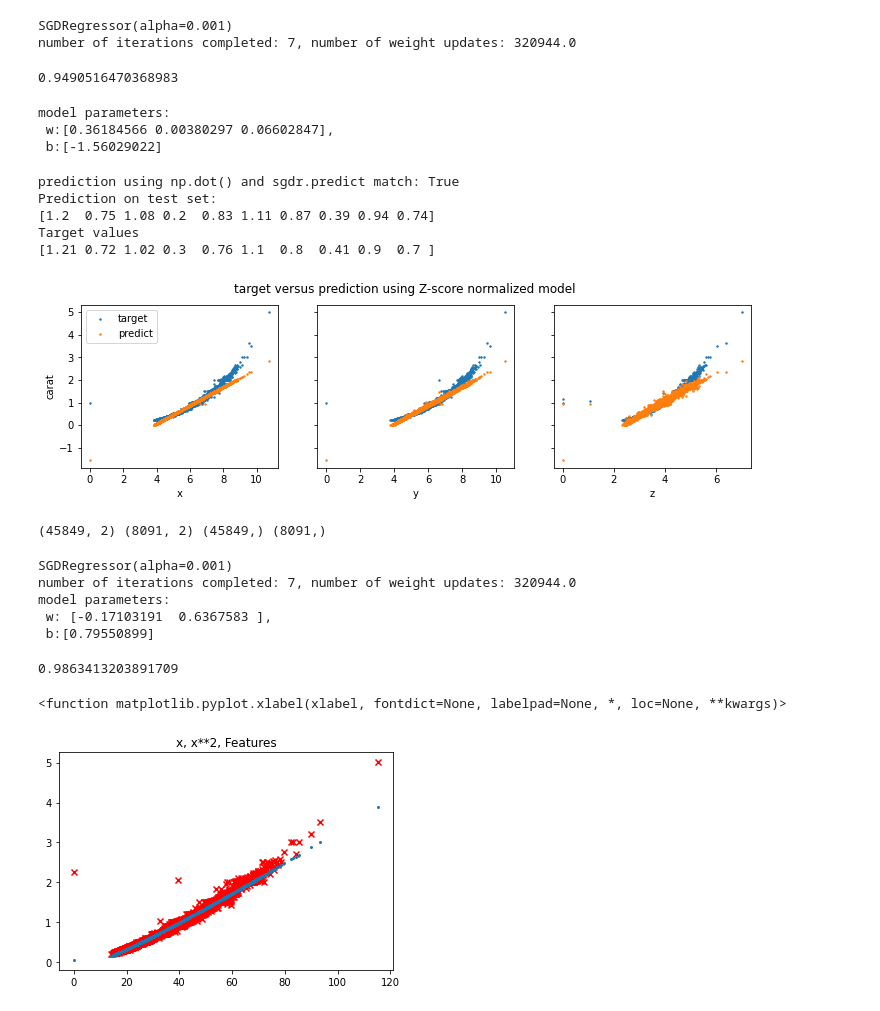
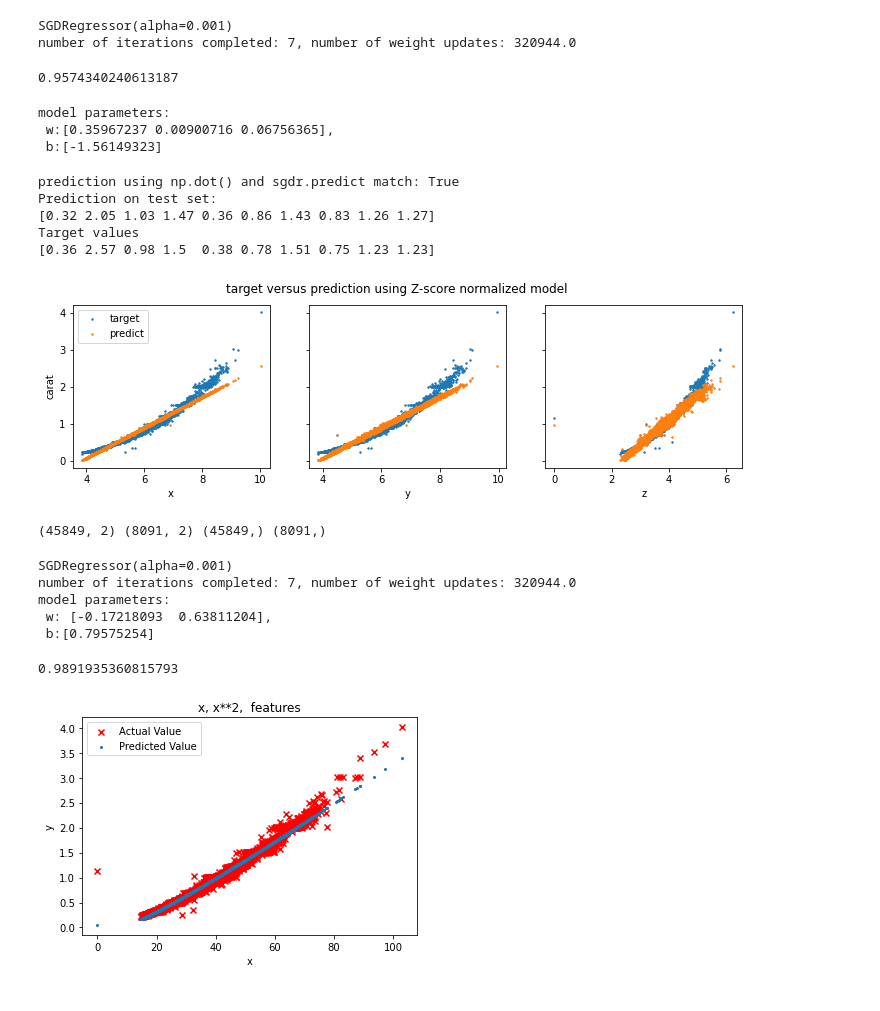
Before and after one commit to ahmedaliqalendari/Machine-Learning-Assignments, a Jupyter notebook: Assignment 5.ipynb, the cells around one changed output. Drawn from its saved outputs; the diff is of its cells as text; code cells hidden in the pictures.

```diff
--- a/Assignment 5.ipynb
+++ b/Assignment 5.ipynb
@@ -44,9 +44,6 @@ x          0
 y          0
 z          0
 dtype: int64
-# %%
-#dropping null values
-df=df.dropna(axis=0)
 # %%
 # generating heatmap
 sea.heatmap(df.corr(),annot=True)
@@ -85,15 +83,15 @@ number of iterations completed: 7, number of weight updates: 320944.0
 # approximate score
 sgdr.score(xtest,ytest)
 # %% [output]
-0.9490516470368983
+0.9574340240613187
 # %%
 b = sgdr.intercept_
 w = sgdr.coef_
 print(f"model parameters:\n w:{w},\n b:{b}")
 # %% [output]
 model parameters:
- w:[0.36184566 0.00380297 0.06602847],
- b:[-1.56029022]
+ w:[0.35967237 0.00900716 0.06756365],
+ b:[-1.56149323]
 # %%
 # make a prediction using sgdr.predict()
 y_pred_sgd = sgdr.predict(xtest)
@@ -106,9 +104,9 @@ print(f"Target values \n{ytest[:10].values}")
 # %% [output]
 prediction using np.dot() and sgdr.predict match: True
 Prediction on test set:
-[1.2  0.75 1.08 0.2  0.83 1.11 0.87 0.39 0.94 0.74]
+[0.32 2.05 1.03 1.47 0.36 0.86 1.43 0.83 1.26 1.27]
 Target values
-[1.21 0.72 1.02 0.3  0.76 1.1  0.8  0.41 0.9  0.7 ]
+[0.36 2.57 0.98 1.5  0.38 0.78 1.51 0.75 1.23 1.23]
 # %%
 # plot predictions and targets vs original features
 fig,ax=plt.subplots(1,3,figsize=(12,3),sharey=True)
@@ -120,7 +118,7 @@ ax[0].set_ylabel("carat"); ax[0].legend();
 fig.suptitle("target versus prediction using Z-score normalized model")
 plt.show()
 # %% [output]
-[figure, old version]
+[figure, new version]
 # %%
 # Assigning engineered feature
 X=df['x'].values
@@ -138,6 +137,7 @@ sc.fit(xtrain)
 xtrainsc=sc.transform(xtrain)
 xtestsc=sc.transform(xtest)
 # %%
+#weight update
 sgdr.fit(xtrainsc, ytrain)
 print(sgdr)
 print(f"number of iterations completed: {sgdr.n_iter_}, number of weight updates: {sgdr.t_}")
@@ -148,18 +148,18 @@ print(f"model parameters:\n w: {w}, \n b:{b}")
 SGDRegressor(alpha=0.001)
 number of iterations completed: 7, number of weight updates: 320944.0
 model parameters:
- w: [-0.17103191  0.6367583 ],
- b:[0.79550899]
+ w: [-0.17218093  0.63811204],
+ b:[0.79575254]
 # %%
+# scoring
 sgdr.score(xtestsc,ytest)
 # %% [output]
-0.9863413203891709
+0.9891935360815793
 # %%
-# Plotting section
+#plotting the prediction
 ypred = sgdr.predict(xtestsc)
-plt.scatter(xtest[:,1],ytest, marker='x',c='r', label= "Actual value");plt.title("x, x**2, Features")
-plt.scatter(xtest[:,1],ypred, label="predicted value",s=4);plt.show
+plt.scatter(xtest[:,1], ytest, marker='x', c='r', label="Actual Value"); plt.title("x, x**2,  features")
+plt.scatter(xtest[:,1],ypred, label="Predicted Value", s = 4); plt.xlabel("x"); plt.ylabel("y"); plt.legend(); plt.show()
 # %% [output]
-<function matplotlib.pyplot.xlabel(xlabel, fontdict=None, labelpad=None, *, loc=None, **kwargs)>
-[figure, old version]
+[figure, new version]
 # %%
```
Also changed, not shown: parts of 8 cells of this notebook.
